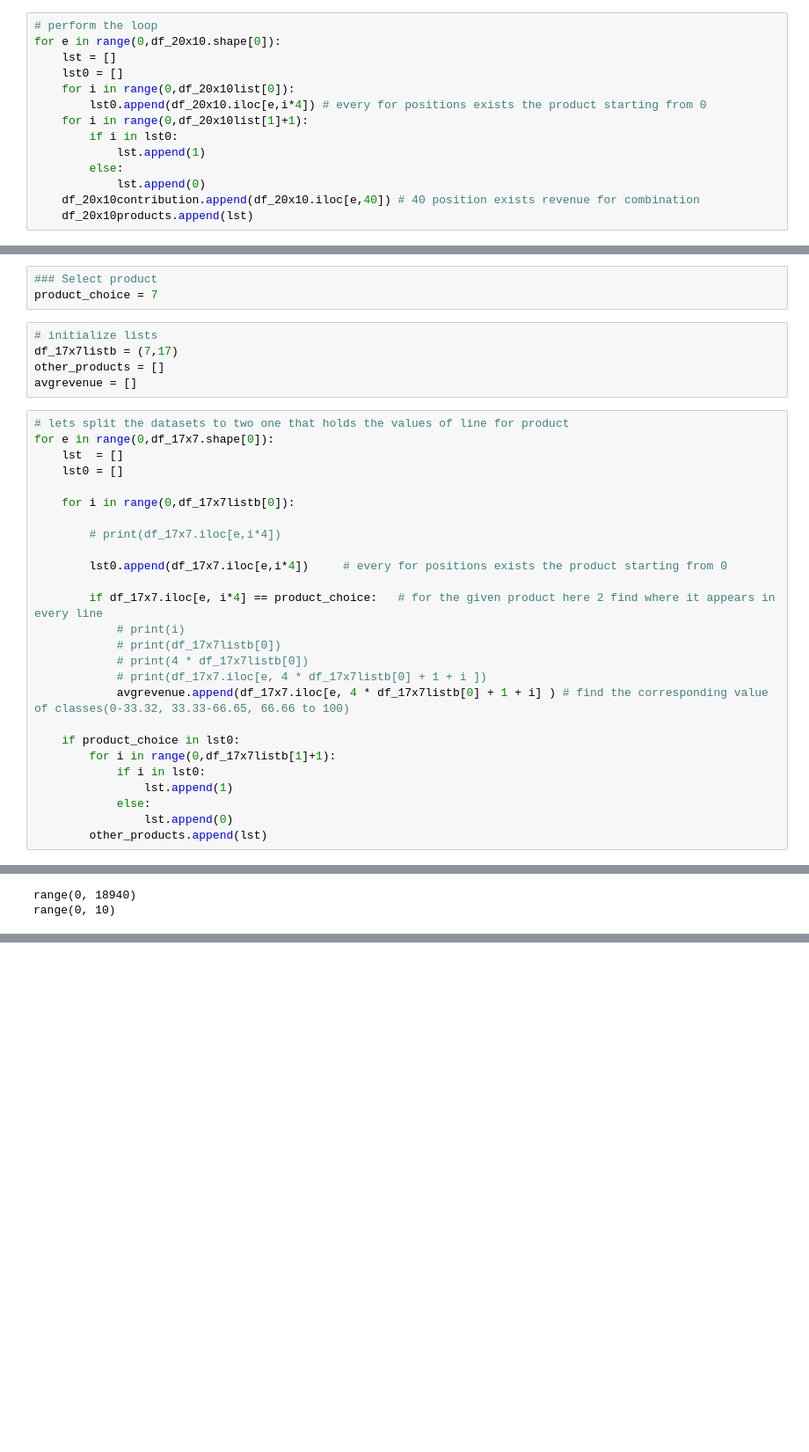
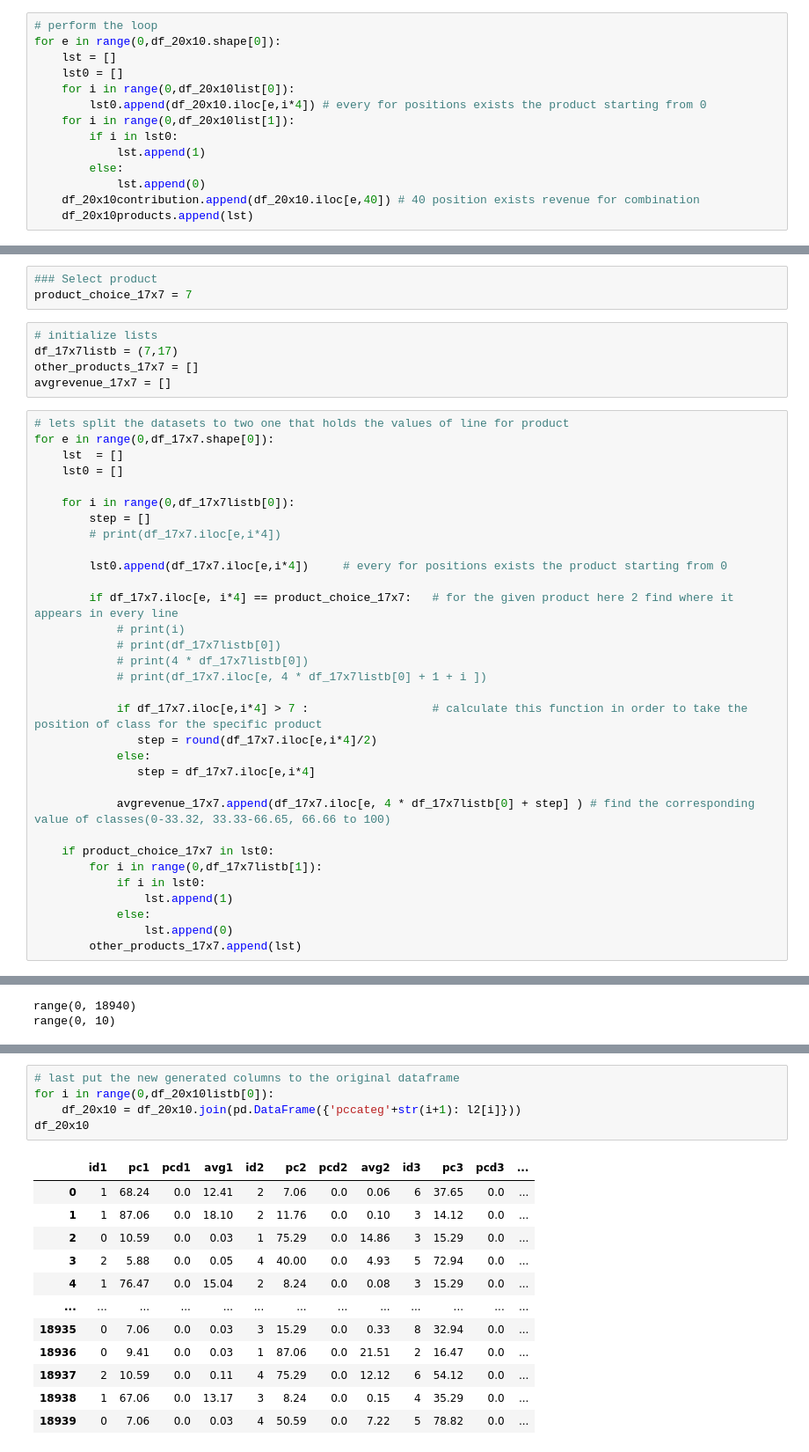
Before and after one commit to spros1/Methods-and-Algorithms_Work_Semester_21-22, a Jupyter notebook: AssortmentPlanning.ipynb, the cells around one changed output, grey strips where cells are left out. Shown: that part at 88% size. Drawn from its saved outputs; the diff is of its cells as text; blank space fills up the shorter version.

```diff
--- a/AssortmentPlanning.ipynb
+++ b/AssortmentPlanning.ipynb
@@ -193,7 +193,7 @@ for e in range(0,df_20x10.shape[0]):
     lst0 = []
     for i in range(0,df_20x10list[0]):
         lst0.append(df_20x10.iloc[e,i*4]) # every for positions exists the product starting from 0
-    for i in range(0,df_20x10list[1]+1):
+    for i in range(0,df_20x10list[1]):
         if i in lst0:
             lst.append(1)
         else:
@@ -546,12 +582,12 @@ This function works per product as the request for 2b so if we want to try for a
 Here we are going to test for product_id = 7
 # %%
 ### Select product
-product_choice = 7
+product_choice_17x7 = 7
 # %%
 # initialize lists
 df_17x7listb = (7,17)
-other_products = []
-avgrevenue = []
+other_products_17x7 = []
+avgrevenue_17x7 = []
 # %%
 # lets split the datasets to two one that holds the values of line for product
 for e in range(0,df_17x7.shape[0]):
@@ -559,23 +595,29 @@ for e in range(0,df_17x7.shape[0]):
     lst0 = []
 
     for i in range(0,df_17x7listb[0]):
-
+        step = []
         # print(df_17x7.iloc[e,i*4])
 
         lst0.append(df_17x7.iloc[e,i*4])     # every for positions exists the product starting from 0
 
-        if df_17x7.iloc[e, i*4] == product_choice:   # for the given product here 2 find where it appears in every line
+        if df_17x7.iloc[e, i*4] == product_choice_17x7:   # for the given product here 2 find where it appears in every line
             # print(i)
             # print(df_17x7listb[0])
             # print(4 * df_17x7listb[0])
             # print(df_17x7.iloc[e, 4 * df_17x7listb[0] + 1 + i ])
-            avgrevenue.append(df_17x7.iloc[e, 4 * df_17x7listb[0] + 1 + i] ) # find the corresponding value of classes(0-33.32, 33.33-66.65, 66.66 to 100)
 
-    if product_choice in lst0:
-        for i in range(0,df_17x7listb[1]+1):
+            if df_17x7.iloc[e,i*4] > 7 :                  # calculate this function in order to take the position of class for the specific product
+               step = round(df_17x7.iloc[e,i*4]/2)
+            else:
+               step = df_17x7.iloc[e,i*4]
+
+            avgrevenue_17x7.append(df_17x7.iloc[e, 4 * df_17x7listb[0] + step] ) # find the corresponding value of classes(0-33.32, 33.33-66.65, 66.66 to 100)
+
+    if product_choice_17x7 in lst0:
+        for i in range(0,df_17x7listb[1]):
             if i in lst0:
                 lst.append(1)
             else:
                 lst.append(0)
-        other_products.append(lst)
+        other_products_17x7.append(lst)
 # %%
@@ -632,0 +679,18 @@ l2
+# %%
+# last put the new generated columns to the original dataframe
+for i in range(0,df_20x10listb[0]):
+    df_20x10 = df_20x10.join(pd.DataFrame({'pccateg'+str(i+1): l2[i]}))
+df_20x10
+# %% [output]
+|  | id1 | pc1 | pcd1 | avg1 | id2 | pc2 | pcd2 | avg2 | id3 | pc3 | pcd3 | ... |
+| 0 | 1 | 68.24 | 0.0 | 12.41 | 2 | 7.06 | 0.0 | 0.06 | 6 | 37.65 | 0.0 | ... |
+| 1 | 1 | 87.06 | 0.0 | 18.10 | 2 | 11.76 | 0.0 | 0.10 | 3 | 14.12 | 0.0 | ... |
+| 2 | 0 | 10.59 | 0.0 | 0.03 | 1 | 75.29 | 0.0 | 14.86 | 3 | 15.29 | 0.0 | ... |
+| 3 | 2 | 5.88 | 0.0 | 0.05 | 4 | 40.00 | 0.0 | 4.93 | 5 | 72.94 | 0.0 | ... |
+| 4 | 1 | 76.47 | 0.0 | 15.04 | 2 | 8.24 | 0.0 | 0.08 | 3 | 15.29 | 0.0 | ... |
+| ... | ... | ... | ... | ... | ... | ... | ... | ... | ... | ... | ... | ... |
+| 18935 | 0 | 7.06 | 0.0 | 0.03 | 3 | 15.29 | 0.0 | 0.33 | 8 | 32.94 | 0.0 | ... |
+| 18936 | 0 | 9.41 | 0.0 | 0.03 | 1 | 87.06 | 0.0 | 21.51 | 2 | 16.47 | 0.0 | ... |
+| 18937 | 2 | 10.59 | 0.0 | 0.11 | 4 | 75.29 | 0.0 | 12.12 | 6 | 54.12 | 0.0 | ... |
+| 18938 | 1 | 67.06 | 0.0 | 13.17 | 3 | 8.24 | 0.0 | 0.15 | 4 | 35.29 | 0.0 | ... |
+| 18939 | 0 | 7.06 | 0.0 | 0.03 | 4 | 50.59 | 0.0 | 7.22 | 5 | 78.82 | 0.0 | ... |
```
Also changed, not shown: parts of 24 cells of this notebook.
